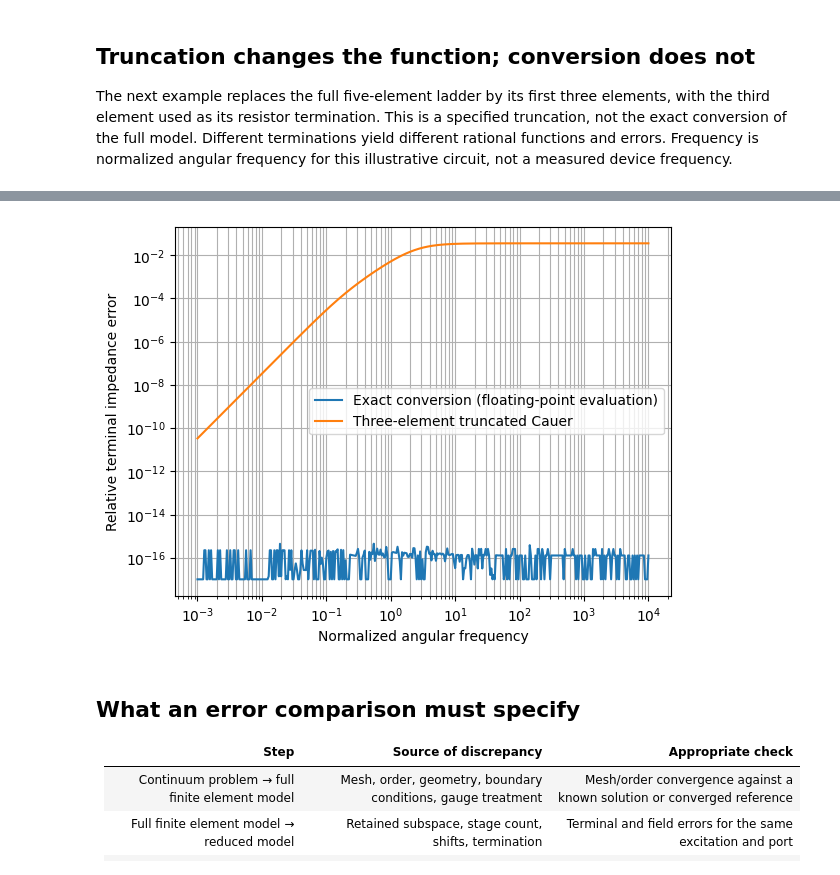
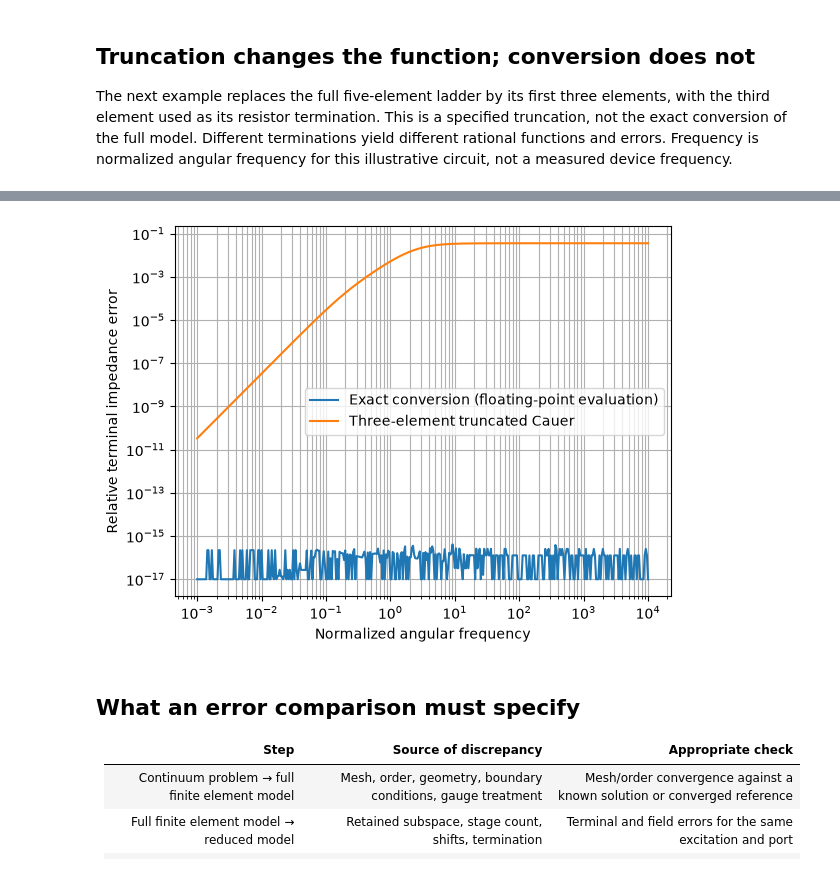
Before and after one commit to ksugahar/CLN-mcp, a Jupyter notebook: docs/09_foster_cauer_conversion_error.ipynb, the cells around one changed output, grey strips where cells are left out. Drawn from its saved outputs; the diff is of its cells as text; code cells hidden in the pictures.

Commit message:
Migrate maintained symbolic references and notebook consumers to Mathematica

```diff
--- a/docs/09_foster_cauer_conversion_error.ipynb
+++ b/docs/09_foster_cauer_conversion_error.ipynb
@@ -31,19 +31,16 @@ The reverse conversion reconstructs the ladder's rational $Z$, finds its poles a
 # %%
 from pathlib import Path
 import sys
-import sympy as sp
+root = Path.cwd() if (Path.cwd() / 'validation').is_dir() else Path.cwd().parent
+sys.path.insert(0, str(root / 'validation'))
+from reference_records import symbolic_record
+record = symbolic_record()
+from fractions import Fraction
 import numpy as np
 import matplotlib.pyplot as plt
-sys.path.insert(0, str(Path.cwd().parent / 'validation'))
-from foster_cauer_exact import foster_to_cauer, cauer_to_impedance, cauer_to_foster
-s = sp.Symbol('s')
-z = 1 + 4*s/(s+2) + 9*s/(s+3)
-for original in (z, z+s/5):
-    ladder = foster_to_cauer(original, s)
-    dc, tail, branches = cauer_to_foster(ladder, s)
-    recovered = dc + tail*s + sum(r*s/(s+p) for p,r in branches)
-    assert sp.cancel(original-recovered) == 0
-    print('Cauer elements:', ladder)
-    print('Foster: R0 =', dc, 'Ltail =', tail, '(p, r) =', branches)
-    print('Exact round-trip difference:', sp.cancel(original-recovered))
+from surface_hybrid.ladder_eval import z_type2
+for model in record['conversion_examples']:
+    print('Cauer elements:', model['cauer'])
+    print('Foster: R0 =', model['dc'], 'Ltail =', model['tail'], '(p, r) =', model['branches'])
+print('Mathematica exact round trips:', record['checks']['base concrete round trip'], record['checks']['inductive-tail exact round trip'])
 # %% [output]
@@ -58,15 +54,13 @@ Exact round-trip difference: 0
 
 The next example replaces the full five-element ladder by its first three elements, with the third element used as its resistor termination. This is a specified truncation, not the exact conversion of the full model. Different terminations yield different rational functions and errors. Frequency is normalized angular frequency for this illustrative circuit, not a measured device frequency.
 # %%
-ladder = foster_to_cauer(z, s)
-full = cauer_to_impedance(ladder, s)
-truncated = cauer_to_impedance(ladder[:3], s)
-assert sp.cancel(full-z) == 0
-assert sp.cancel(truncated-z) != 0
+model = record['conversion_examples'][0]
+ladder = [float(Fraction(value)) for kind, value in model['cauer']]
 omega = np.logspace(-3, 4, 400)
-reference = sp.lambdify(s, z, 'numpy')(1j*omega)
-converted = sp.lambdify(s, full, 'numpy')(1j*omega)
-short = sp.lambdify(s, truncated, 'numpy')(1j*omega)
+samples = 1j * omega
+reference = 1 + 4*samples/(samples+2) + 9*samples/(samples+3)
+converted = z_type2(ladder, 0, samples)
+short = z_type2(ladder[:3], 0, samples)
 conversion_error = np.abs(converted-reference)/np.abs(reference)
 truncation_error = np.abs(short-reference)/np.abs(reference)
 print('Maximum floating-point conversion error:', conversion_error.max())
@@ -83,4 +77,4 @@ Maximum truncation relative error: 0.0357142836352044
-[figure, old version]
+[figure, new version]
 # %% [markdown]
 ## What an error comparison must specify
 
```
Also changed, not shown: parts of 2 cells of this notebook, 28 other files.
